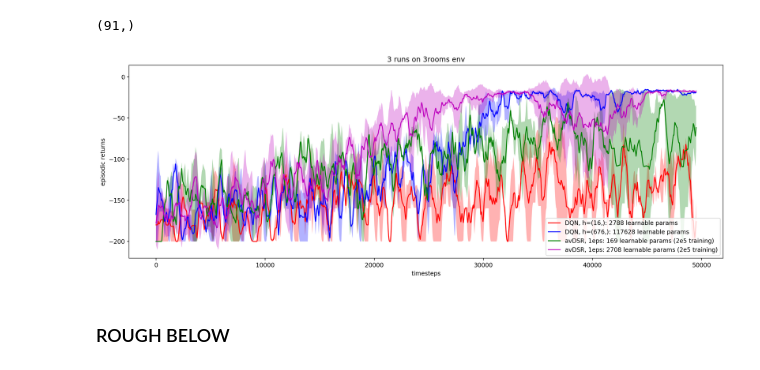
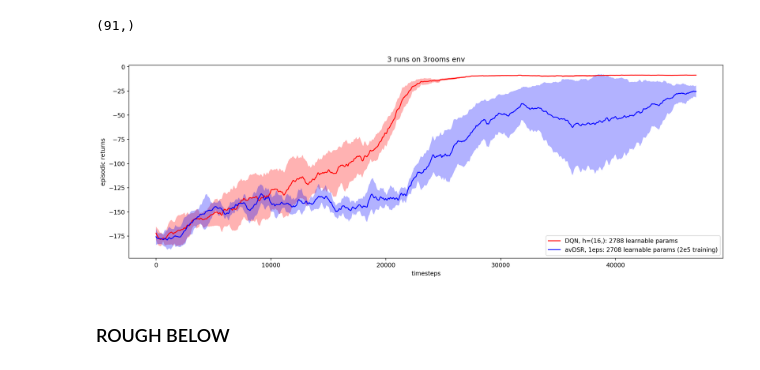
Before and after one commit to psurya1994/successor-feature-representations, a Jupyter notebook: 6-generalization-across-envs-option2.ipynb, the cells around one changed output. Cells and saved outputs as stored; diff of their text form; code cells hidden in the pictures.

Commit message:
Checkpoint before implementing state reconstruction while learning avSR.

```diff
--- a/6-generalization-across-envs-option2.ipynb
+++ b/6-generalization-across-envs-option2.ipynb
@@ -43,7 +46,7 @@ def dqn_feature(**kwargs):
     config.eval_env = config.task_fn()
 
     config.optimizer_fn = lambda params: torch.optim.RMSprop(params, 0.001)
-    config.network_fn = lambda: VanillaNet(config.action_dim, FCBody(config.state_dim, hidden_units=(200,200)))
+    config.network_fn = lambda: VanillaNet(config.action_dim, FCBody(config.state_dim, hidden_units=(16,)))
     # config.network_fn = lambda: DuelingNet(config.action_dim, FCBody(config.state_dim))
     # config.replay_fn = lambda: Replay(memory_size=int(1e4), batch_size=10)
     config.replay_fn = lambda: AsyncReplay(memory_size=int(1e4), batch_size=10)
@@ -279,5 +289,5 @@ def runNAgents(function, runs, store=True, freeze=0, ref=None):
 # %%
-# r_c0 = runNAgents(dsr_feature_init, runs=2, freeze=2, ref=avdsr)
-r_c1 = runNAgents(dsr_feature_init, runs=3, freeze=2, ref=avdsr)
-r_dqn_base = runNAgents(dqn_feature, runs=2)
+r_c0 = runNAgents(dsr_feature_init, runs=2, freeze=2, ref=avdsr)
+# r_c1 = runNAgents(dsr_feature_init, runs=3, freeze=2, ref=avdsr)
+# r_dqn_base_16 = runNAgents(dqn_feature, runs=3)
 # %% [output]
@@ -340,7 +298,7 @@ convolve(np.zeros(100),10).shape
 (91,)
 # %%
 def plot_rewards(rewards, plot_seperate=True , clip=50000, title='unnamed'):
-    smooth = 500
+    smooth = 3000
 
     colors = ['red', 'blue', 'green', 'm', 'k', 'y', '#999999']
 
@@ -367,19 +325,19 @@ def plot_rewards(rewards, plot_seperate=True , clip=50000, title='unnamed'):
     plt.legend(loc='lower right'), plt.show()
 # %%
 rewards_dict = {
-                'DQN, h=(16,): 2788 learnable params': r_dqn_base[1:],
-               'DQN, h=(676,): 117628 learnable params': r_dqn_base2[1:],
-               'avDSR, 1eps: 169 learnable params (2e5 training)': r_c0[1:],
+                'DQN, h=(16,): 2788 learnable params': r_dqn_base_16[1:],
+#                'DQN, h=(676,): 117628 learnable params': r_dqn_base2[1:],
+#                'avDSR, 1eps: 169 learnable params (2e5 training)': r_c0[1:],
                'avDSR, 1eps: 2708 learnable params (2e5 training)': r_c1[1:]
                }
 # rewards_dict = {'avDSR, 1eps: 169 learnable params':r_dsr_rand,
 #                 'avDSR, 1eps: 2708 learnable params':r_dsr_abs_rand[1:],
 #                 'DQN, h=(676,): 117628 learnable params': r_dqn_base,
 #                'DQN, h=(16,): 2788 learnable params': r_dqn_base2[1:]}
 # plot_rewards(rewards_dict, plot_seperate=True)
 plot_rewards(rewards_dict, plot_seperate=False, title='3 runs on 3rooms env')
 # %% [output]
-[figure, old version]
+[figure, new version]
 # %%
 import pickle
 
```
Also changed, not shown: parts of 9 cells of this notebook, 7 other files.
